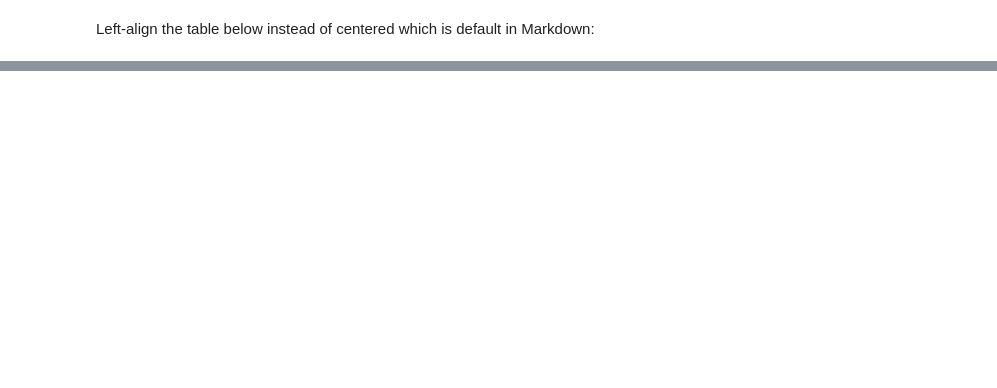
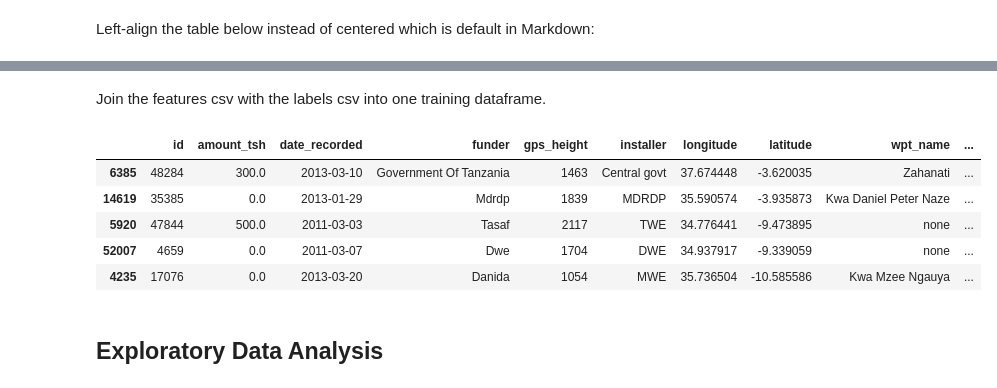
Before and after one commit to AmmarJawad/Predicting-Water-Pumps-in-Tanzania, a Jupyter notebook: submission.ipynb, the cells around one changed output, grey strips where cells are left out. Cells and saved outputs as stored; diff of their text form; code cells hidden in the pictures; blank space fills up the shorter version.

```diff
--- a/submission.ipynb
+++ b/submission.ipynb
@@ -84,3 +77,17 @@ table {float:left}
 | source_class | The source of the water  |
 | waterpoint_type | The kind of waterpoint |
 | waterpoint_type_group | The kind of waterpoint |
+# %% [markdown]
+Join the features csv with the labels csv into one training dataframe.
+# %%
+df = data_feat.merge(data_labels, on="id")
+df.sample(5)
+# %% [output]
+|  | id | amount_tsh | date_recorded | funder | gps_height | installer | longitude | latitude | wpt_name | ... |
+| 6385 | 48284 | 300.0 | 2013-03-10 | Government Of Tanzania | 1463 | Central govt | 37.674448 | -3.620035 | Zahanati | ... |
+| 14619 | 35385 | 0.0 | 2013-01-29 | Mdrdp | 1839 | MDRDP | 35.590574 | -3.935873 | Kwa Daniel Peter Naze | ... |
+| 5920 | 47844 | 500.0 | 2011-03-03 | Tasaf | 2117 | TWE | 34.776441 | -9.473895 | none | ... |
+| 52007 | 4659 | 0.0 | 2011-03-07 | Dwe | 1704 | DWE | 34.937917 | -9.339059 | none | ... |
+| 4235 | 17076 | 0.0 | 2013-03-20 | Danida | 1054 | MWE | 35.736504 | -10.585586 | Kwa Mzee Ngauya | ... |
+# %% [markdown]
+## Exploratory Data Analysis
```
Also changed, not shown: parts of 21 cells of this notebook.
